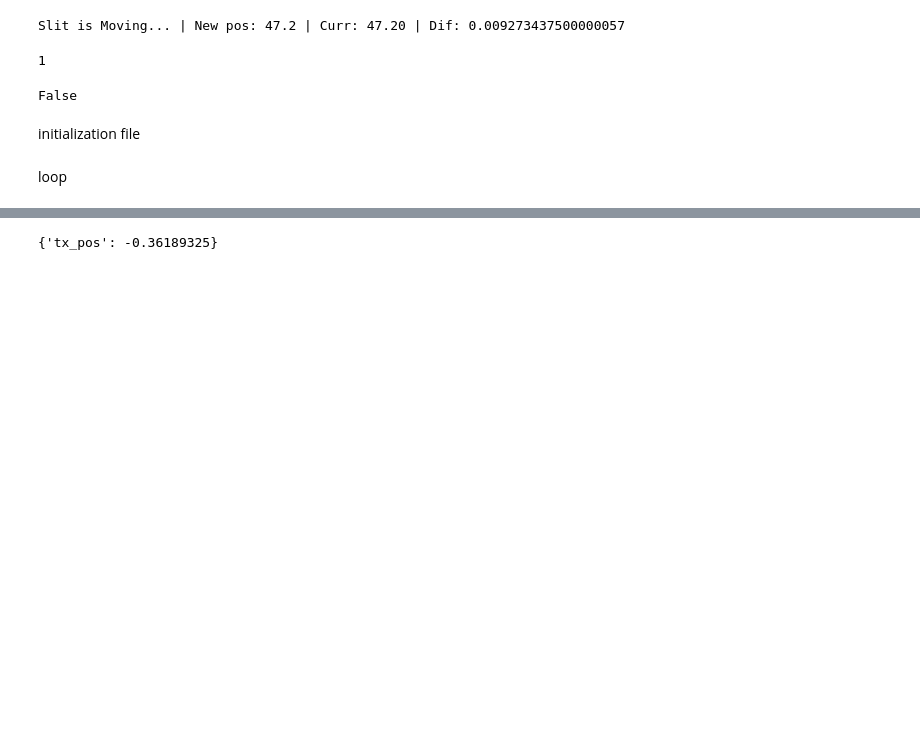
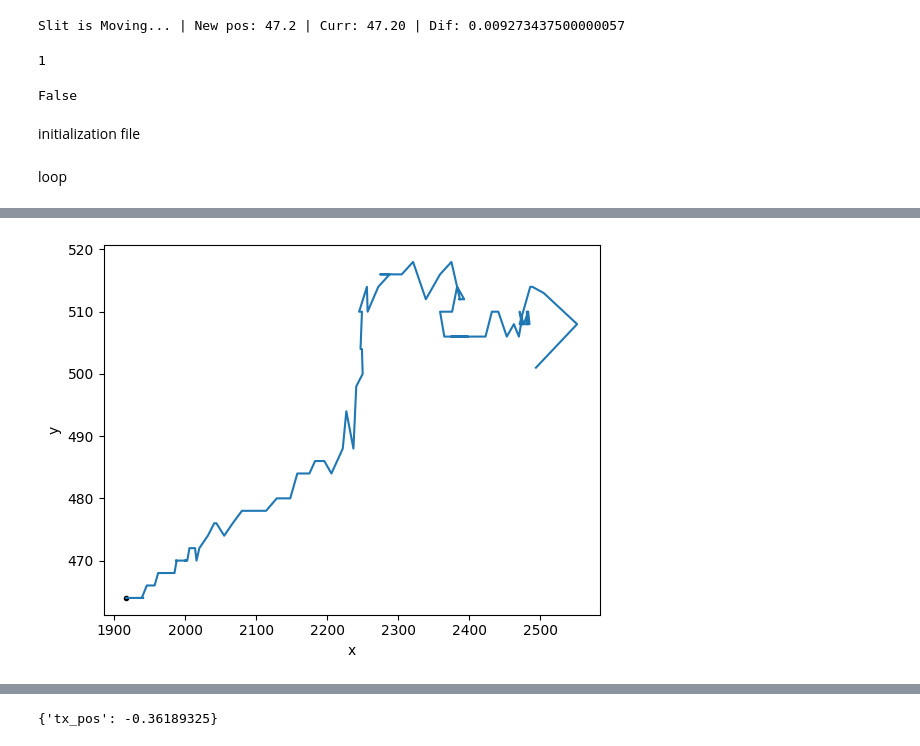
Before and after one commit to lnls-ids/cax-scripts, a Jupyter notebook: scripts/mirror_Tx_scan.ipynb, the cells around one changed output, grey strips where cells are left out. Saved outputs shown, nothing was run; the diff lists cells and outputs as text; code cells hidden in the pictures; blank space fills up the shorter version.

```diff
--- a/scripts/mirror_Tx_scan.ipynb
+++ b/scripts/mirror_Tx_scan.ipynb
@@ -273 +276,11 @@ for name in f:
+# %%
+slic = slice(6,97)
+
+plt.plot(centrox[6],centroy[6],'.k')
+plt.plot(centrox[slic],centroy[slic])
+plt.xlabel('x')
+plt.ylabel('y')
+plt.show()
+# %% [output]
+[figure, added]
 # %%
```
Also changed, not shown: parts of 18 cells of this notebook, 4 other files.
